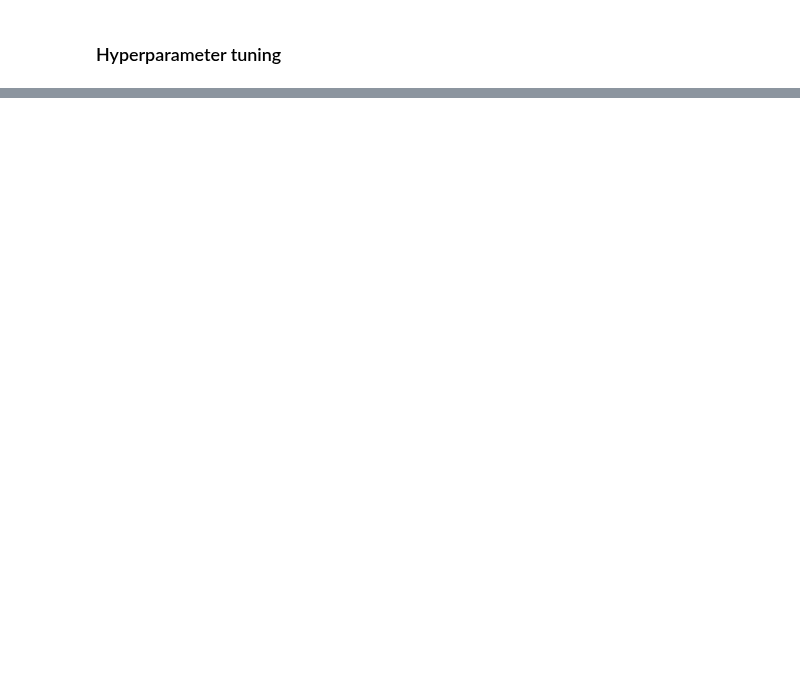
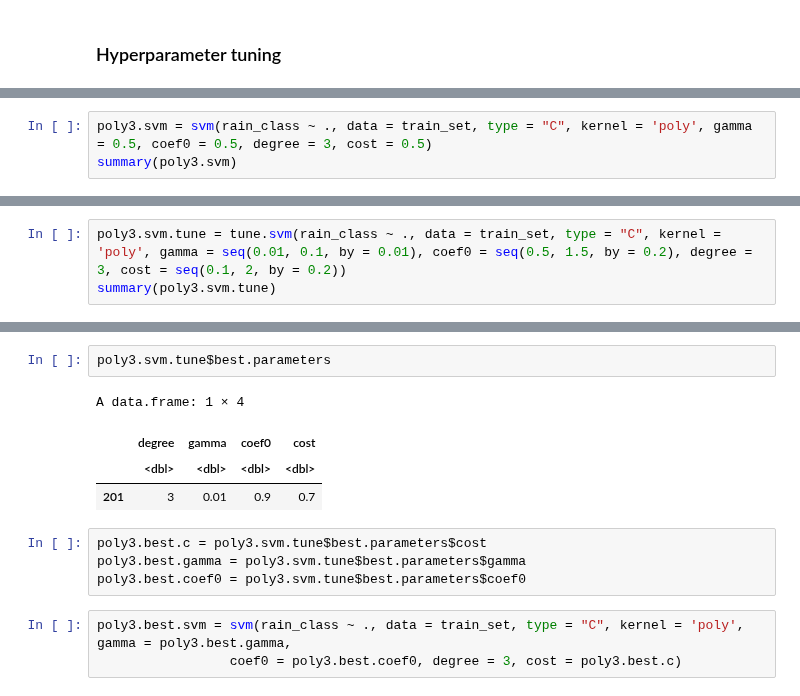
Before and after one commit to NguyenHai7120/4A-MachineLearning-Project, a Jupyter notebook: Classification-R.ipynb, the cells around one changed output, grey strips where cells are left out. Cells and saved outputs as stored; diff of their text form; blank space fills up the shorter version.

```diff
--- a/Classification-R.ipynb
+++ b/Classification-R.ipynb
@@ -139,0 +302,3 @@ linear.svm.tune$best.parameters$cost
+# %%
+poly3.svm = svm(rain_class ~ ., data = train_set, type = "C", kernel = 'poly', gamma = 0.5, coef0 = 0.5, degree = 3, cost = 0.5)
+summary(poly3.svm)
@@ -139,0 +349,3 @@ linear.svm.tune$best.parameters$cost
+# %%
+poly3.svm.tune = tune.svm(rain_class ~ ., data = train_set, type = "C", kernel = 'poly', gamma = seq(0.01, 0.1, by = 0.01), coef0 = seq(0.5, 1.5, by = 0.2), degree = 3, cost = seq(0.1, 2, by = 0.2))
+summary(poly3.svm.tune)
@@ -139,0 +370,14 @@ linear.svm.tune$best.parameters$cost
+# %%
+poly3.svm.tune$best.parameters
+# %% [output]
+A data.frame: 1 × 4
+|  | degree | gamma | coef0 | cost |
+|  | <dbl> | <dbl> | <dbl> | <dbl> |
+| 201 | 3 | 0.01 | 0.9 | 0.7 |
+# %%
+poly3.best.c = poly3.svm.tune$best.parameters$cost
+poly3.best.gamma = poly3.svm.tune$best.parameters$gamma
+poly3.best.coef0 = poly3.svm.tune$best.parameters$coef0
+# %%
+poly3.best.svm = svm(rain_class ~ ., data = train_set, type = "C", kernel = 'poly', gamma = poly3.best.gamma,
+                 coef0 = poly3.best.coef0, degree = 3, cost = poly3.best.c)
```
Also changed, not shown: parts of 53 cells of this notebook, 2 other files.
